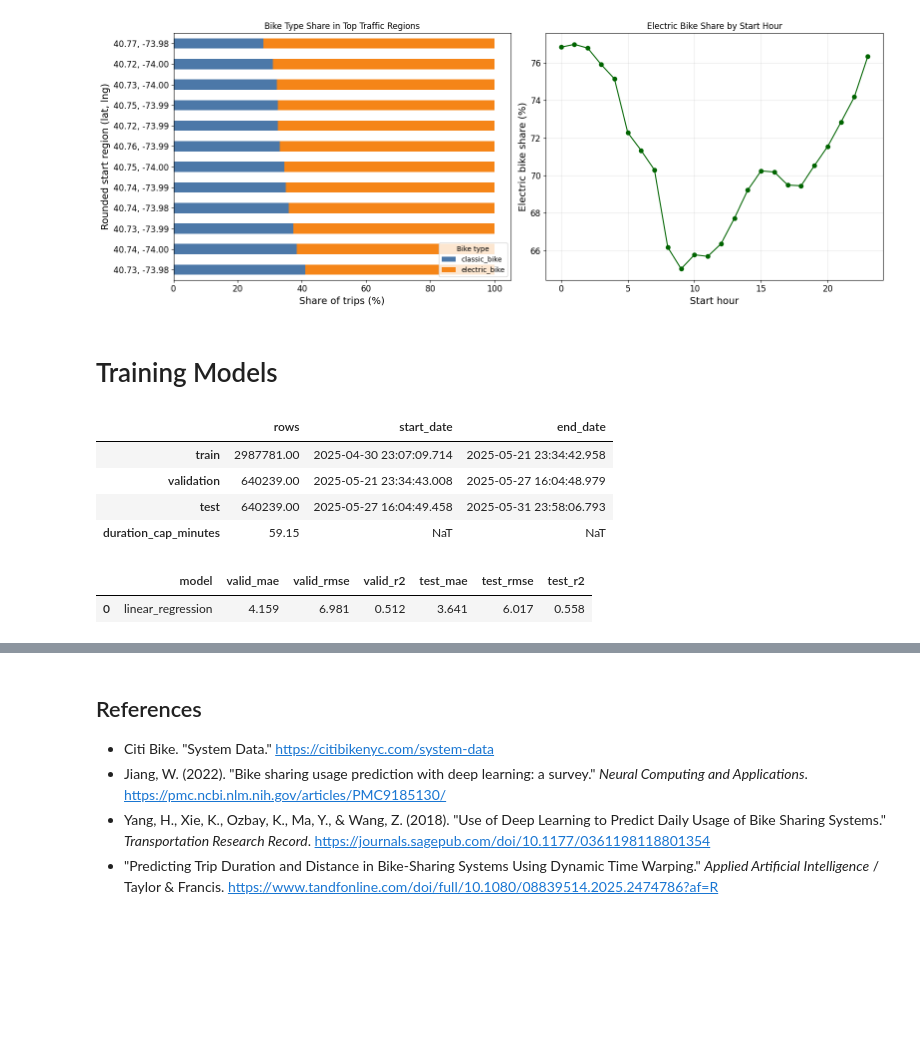
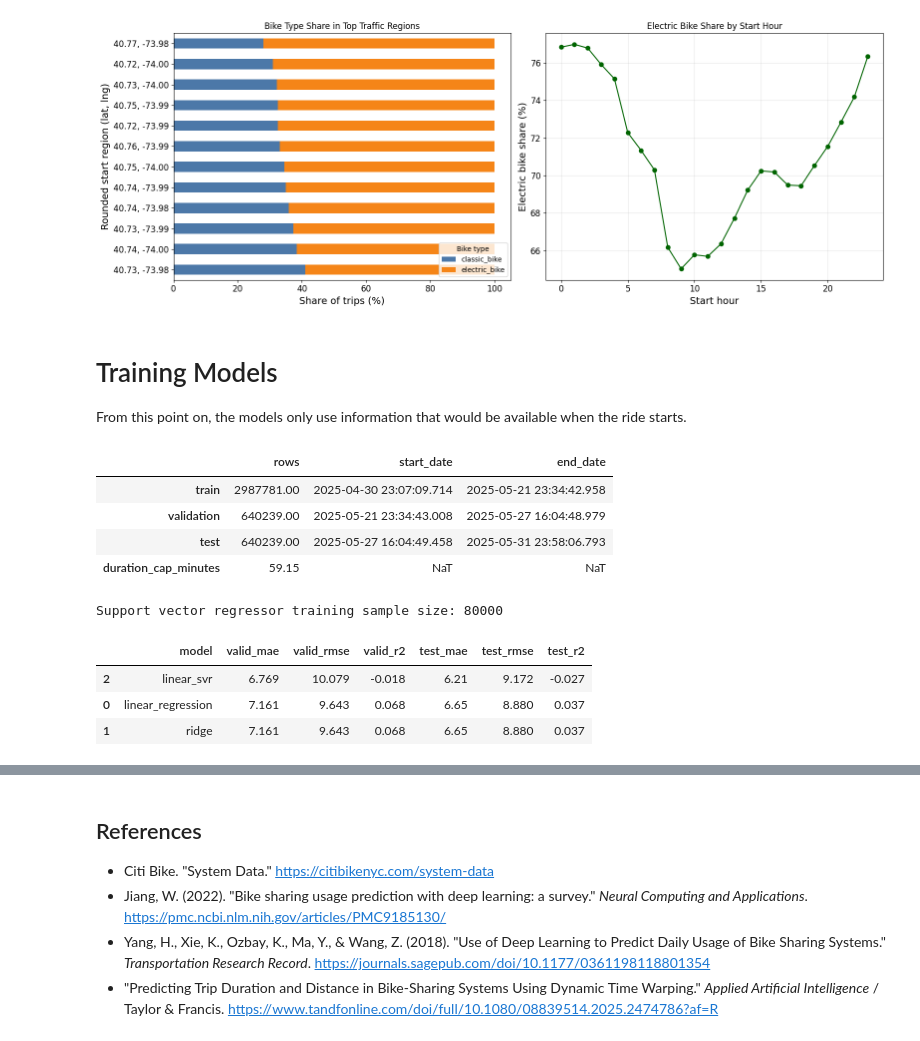
Before and after one commit to Wiz1702/Citi-Bike-, a Jupyter notebook: notebook.ipynb, the cells around one changed output, grey strips where cells are left out. Saved outputs shown, nothing was run; the diff lists cells and outputs as text; code cells hidden in the pictures; blank space fills up the shorter version.

```diff
--- a/notebook.ipynb
+++ b/notebook.ipynb
@@ -585,4 +611,6 @@ plt.show()
 [figure]
 # %% [markdown]
 # Training Models
+
+From this point on, the models only use information that would be available when the ride starts.
 # %%
@@ -652,6 +677,7 @@ display(model_summary)
 | test | 640239.00 | 2025-05-27 16:04:49.458 | 2025-05-31 23:58:06.793 |
 | duration_cap_minutes | 59.15 | NaT | NaT |
 # %%
+# these are all available at the moment the ride begins
 num_attribs = [
     'start_hour',
     'start_dayofweek',
@@ -662,9 +688,6 @@ num_attribs = [
     'dow_cos',
     'start_lat',
     'start_lng',
-    'end_lat',
-    'end_lng',
-    'route_distance_miles',
 ]
 cat_attribs = ['rideable_type', 'member_casual']
 
@@ -686,33 +709,93 @@ full_pipeline = ColumnTransformer([
     ('num', num_pipeline, num_attribs),
     ('cat', OneHotEncoder(handle_unknown='ignore'), cat_attribs),
 ])
 
 trip_train_prepared = full_pipeline.fit_transform(trip_train)
 trip_valid_prepared = full_pipeline.transform(trip_valid)
 trip_test_prepared = full_pipeline.transform(trip_test)
 
 lin_reg = LinearRegression()
 lin_reg.fit(trip_train_prepared, trip_train_labels)
 
 lin_valid_pred = lin_reg.predict(trip_valid_prepared)
 lin_test_pred = lin_reg.predict(trip_test_prepared)
 
 lin_valid_mae, lin_valid_rmse, lin_valid_r2 = evaluate_regression(trip_valid_labels, lin_valid_pred)
 lin_test_mae, lin_test_rmse, lin_test_r2 = evaluate_regression(trip_test_labels, lin_test_pred)
 
 lin_scores = pd.DataFrame([
     {
         'model': 'linear_regression',
         'valid_mae': lin_valid_mae,
         'valid_rmse': lin_valid_rmse,
         'valid_r2': lin_valid_r2,
         'test_mae': lin_test_mae,
         'test_rmse': lin_test_rmse,
         'test_r2': lin_test_r2,
     }
 ])
-display(lin_scores.round(3))
+
+ridge_reg = Ridge(alpha=1.0)
+ridge_reg.fit(trip_train_prepared, trip_train_labels)
+
+ridge_valid_pred = ridge_reg.predict(trip_valid_prepared)
+ridge_test_pred = ridge_reg.predict(trip_test_prepared)
+
+ridge_valid_mae, ridge_valid_rmse, ridge_valid_r2 = evaluate_regression(trip_valid_labels, ridge_valid_pred)
+ridge_test_mae, ridge_test_rmse, ridge_test_r2 = evaluate_regression(trip_test_labels, ridge_test_pred)
+
+ridge_scores = pd.DataFrame([
+    {
+        'model': 'ridge',
+        'valid_mae': ridge_valid_mae,
+        'valid_rmse': ridge_valid_rmse,
+        'valid_r2': ridge_valid_r2,
+        'test_mae': ridge_test_mae,
+        'test_rmse': ridge_test_rmse,
+        'test_r2': ridge_test_r2,
+    }
+])
+
+# use a sample for the support vector regressor so the notebook runs faster
+svm_train = trip_train.sample(n=min(80_000, len(trip_train)), random_state=42)
+svm_train_labels = trip_train_labels.loc[svm_train.index]
+svm_train_prepared = full_pipeline.transform(svm_train)
+
+print('Support vector regressor training sample size:', len(svm_train))
+
+svm_reg = LinearSVR(
+    C=1.0,
+    epsilon=0.5,
+    dual='auto',
+    max_iter=10_000,
+    random_state=42,
+)
+svm_reg.fit(svm_train_prepared, svm_train_labels)
+
+svm_valid_pred = svm_reg.predict(trip_valid_prepared)
+svm_test_pred = svm_reg.predict(trip_test_prepared)
+
+svm_valid_mae, svm_valid_rmse, svm_valid_r2 = evaluate_regression(trip_valid_labels, svm_valid_pred)
+svm_test_mae, svm_test_rmse, svm_test_r2 = evaluate_regression(trip_test_labels, svm_test_pred)
+
+svm_scores = pd.DataFrame([
+    {
+        'model': 'linear_svr',
+        'valid_mae': svm_valid_mae,
+        'valid_rmse': svm_valid_rmse,
+        'valid_r2': svm_valid_r2,
+        'test_mae': svm_test_mae,
+        'test_rmse': svm_test_rmse,
+        'test_r2': svm_test_r2,
+    }
+])
+
+linear_model_scores = pd.concat([lin_scores, ridge_scores, svm_scores], ignore_index=True).sort_values('valid_mae')
+display(linear_model_scores.round(3))
 # %% [output]
+Support vector regressor training sample size: 80000
 |  | model | valid_mae | valid_rmse | valid_r2 | test_mae | test_rmse | test_r2 |
-| 0 | linear_regression | 4.159 | 6.981 | 0.512 | 3.641 | 6.017 | 0.558 |
+| 2 | linear_svr | 6.769 | 10.079 | -0.018 | 6.21 | 9.172 | -0.027 |
+| 0 | linear_regression | 7.161 | 9.643 | 0.068 | 6.65 | 8.880 | 0.037 |
+| 1 | ridge | 7.161 | 9.643 | 0.068 | 6.65 | 8.880 | 0.037 |
 # %%
```
Also changed, not shown: parts of 17 cells of this notebook.
